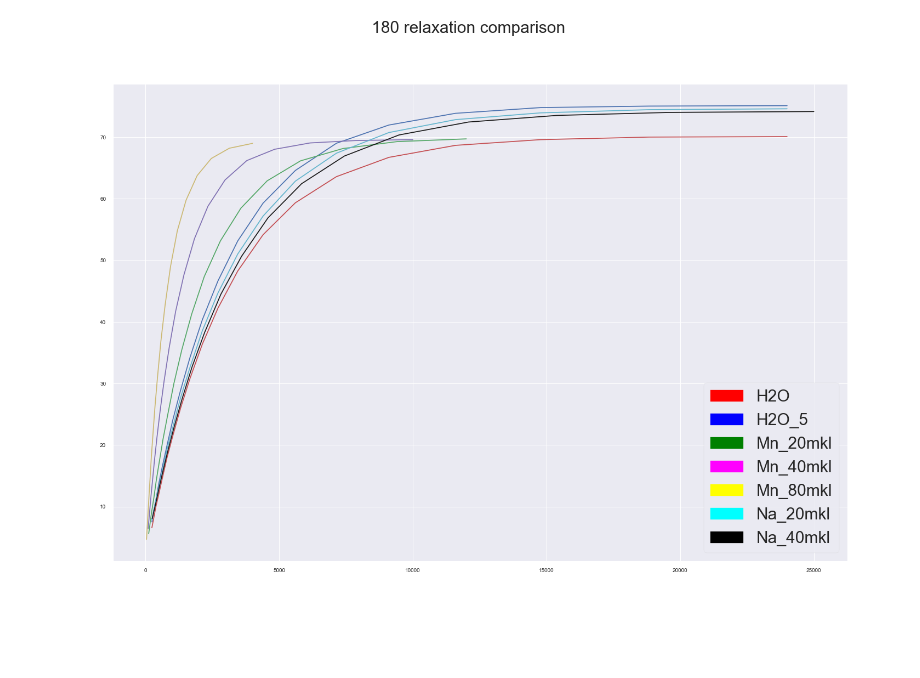
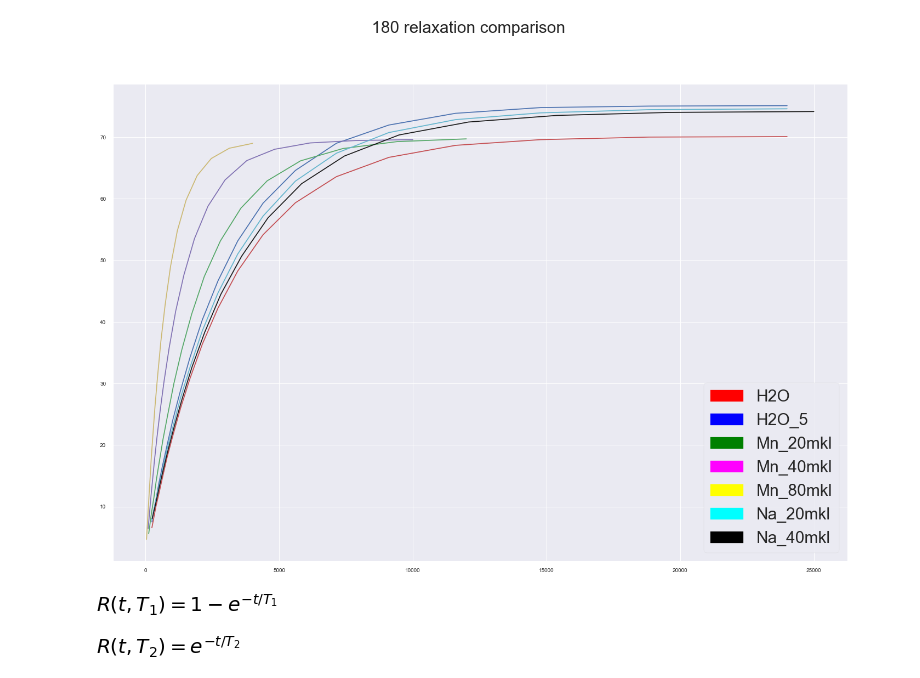
Before and after one commit to verwindle/PMR, a Jupyter notebook: NMR/NMR.ipynb, the cells around one changed output. Drawn from its saved outputs; the diff is of its cells as text; code cells hidden in the pictures; blank space fills up the shorter version.

```diff
--- a/NMR/NMR.ipynb
+++ b/NMR/NMR.ipynb
@@ -233,3 +234,15 @@ suptitle('180 relaxation comparison', fontsize=30)
 # %% [output]
 Text(0.5, 0.98, '180 relaxation comparison')
 [figure]
+# %%
+t = Symbol('t')
+t1 = Symbol('T1')
+t2 = Symbol('T2')
+t1_rel = Function('R')(t, t1)
+t2_rel = Function('R')(t, t2)
+# %%
+display(Eq(t1_rel, 1 - exp(-t/t1)))
+display(Eq(t2_rel, exp(-t/t2)))
+# %% [output]
+[figure, added]
+[figure, added]
```
Also changed, not shown: parts of 2 cells of this notebook.
